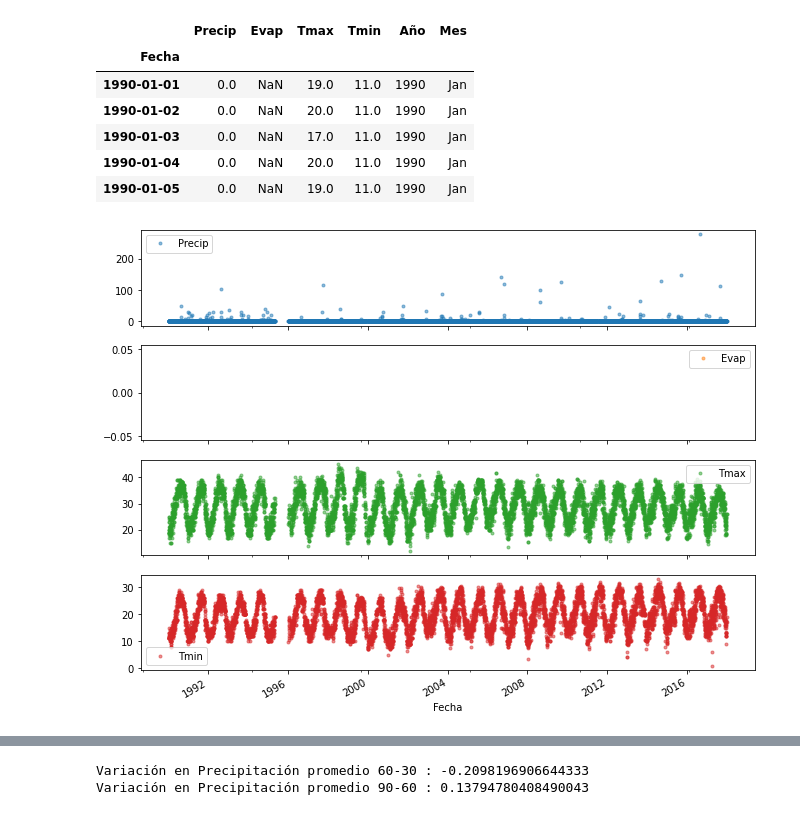
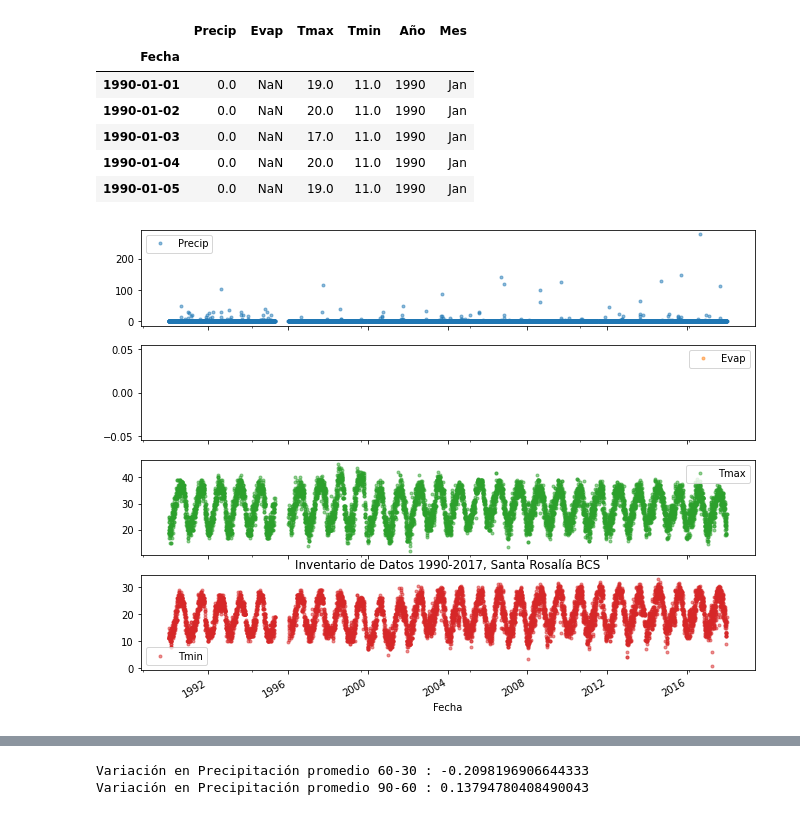
Before and after one commit to carloslizarragac/FisicaComputacional1, a Jupyter notebook: Actividad5.ipynb, the cells around one changed output, grey strips where cells are left out. Drawn from its saved outputs; the diff is of its cells as text; code cells hidden in the pictures.

```diff
--- a/Actividad5.ipynb
+++ b/Actividad5.ipynb
@@ -129,8 +133,9 @@ df_90.head()
 # %%
 # Podemos visualizar la colección de los últimos 30 años y ver si hay datos faltantes.
 cols_plot = ['Precip', 'Evap', 'Tmax', 'Tmin']
 ax_ylabels = ['Precip (mm)', 'Evap (mm)', 'Tmax ºC', 'Tmin (ºC)']
 axes = df_90[cols_plot].plot(marker='.', alpha=0.5, linestyle='None',
                                   figsize=(11, 9), subplots=True)
+plt.title('Inventario de Datos 1990-2017, Santa Rosalía BCS');
 # %% [output]
-[figure, old version]
+[figure, new version]
```
Also changed, not shown: parts of 8 cells of this notebook.
